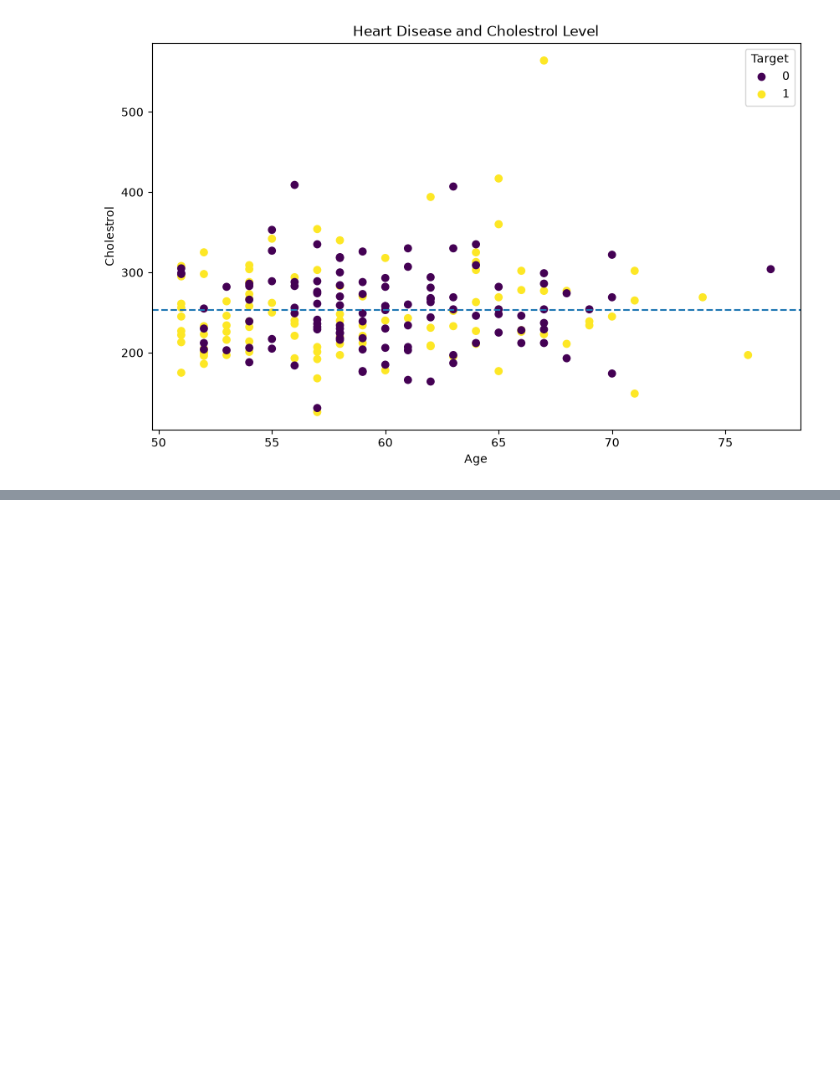
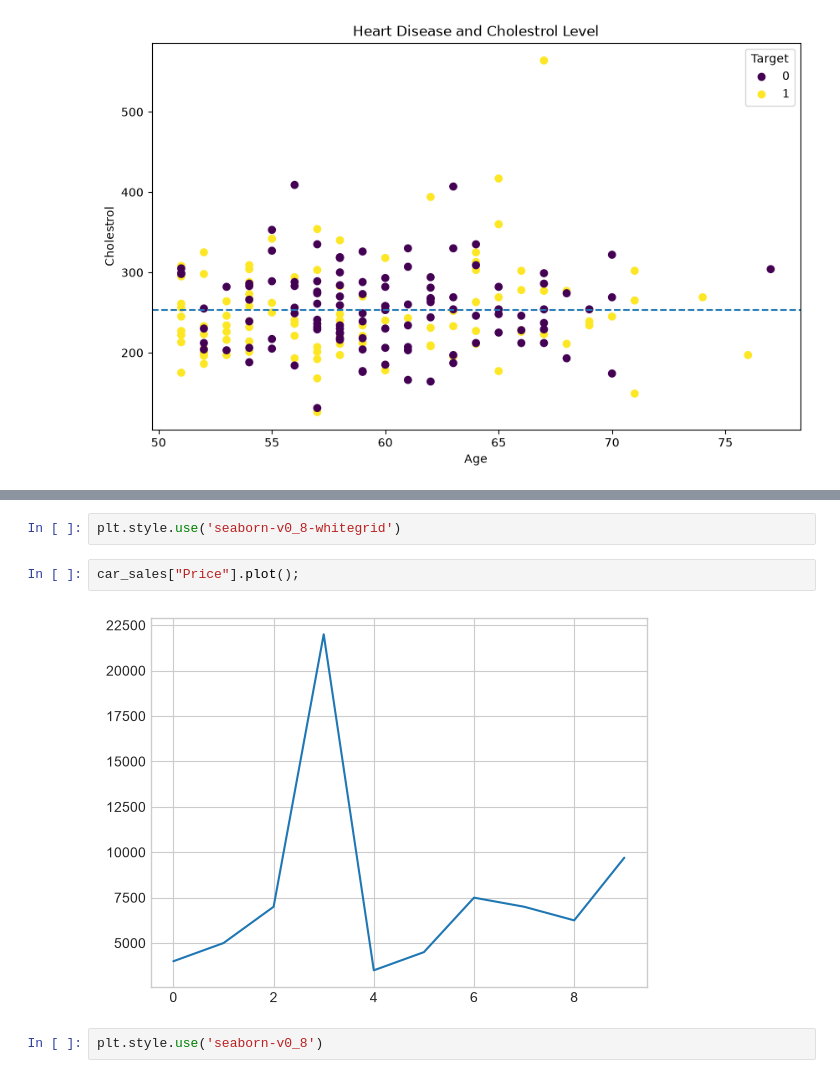
Before and after one commit to Diwas-Regmi/Numpy_Pandas_Matplotlib_mlconcepts, a Jupyter notebook: MatPlotLib/Intro_To_MatPlotLib.ipynb, the cells around one changed output, grey strips where cells are left out. Drawn from its saved outputs; the diff is of its cells as text; blank space fills up the shorter version.

```diff
--- a/MatPlotLib/Intro_To_MatPlotLib.ipynb
+++ b/MatPlotLib/Intro_To_MatPlotLib.ipynb
@@ -425,0 +567,8 @@ ax.axhline(over_50["chol"].mean(),
+# %%
+plt.style.use('seaborn-v0_8-whitegrid')
+# %%
+car_sales["Price"].plot();
+# %% [output]
+[figure, added]
+# %%
+plt.style.use('seaborn-v0_8')
```
Also changed, not shown: parts of 34 cells of this notebook, 1 other file.
